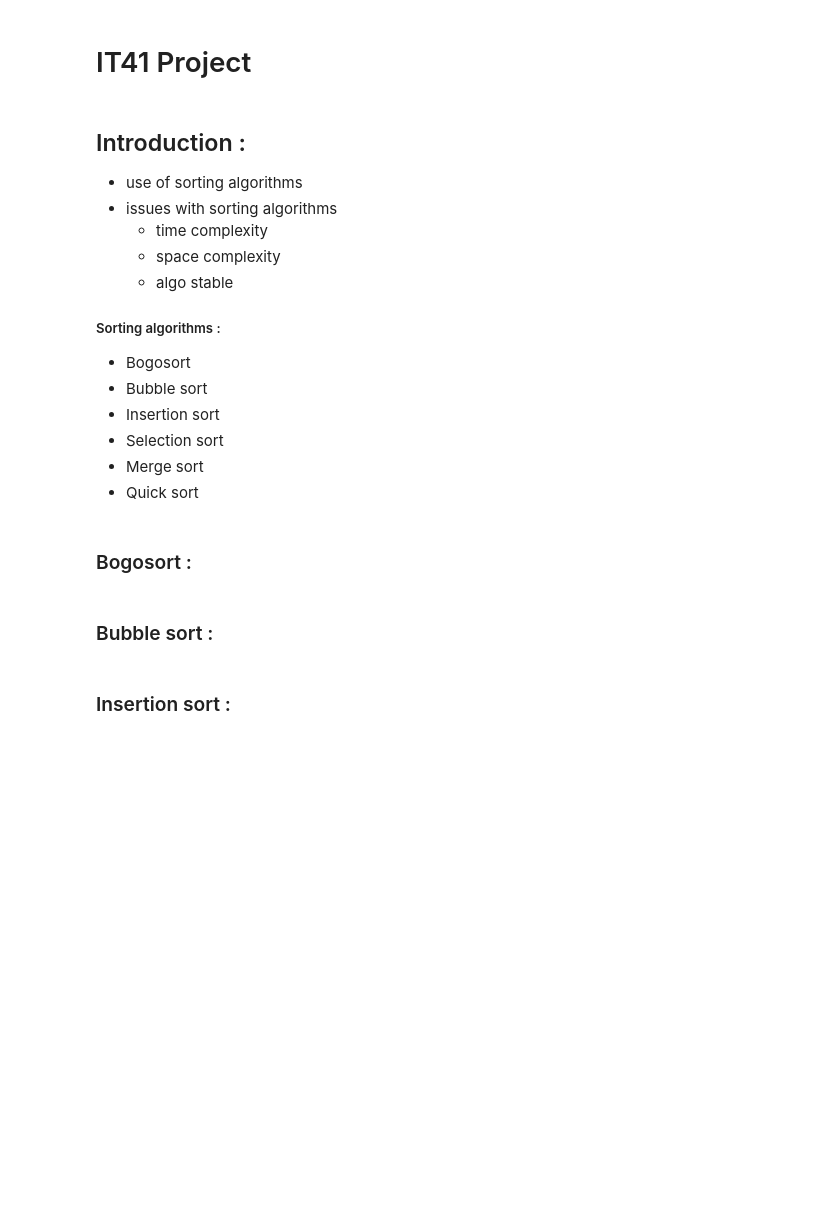
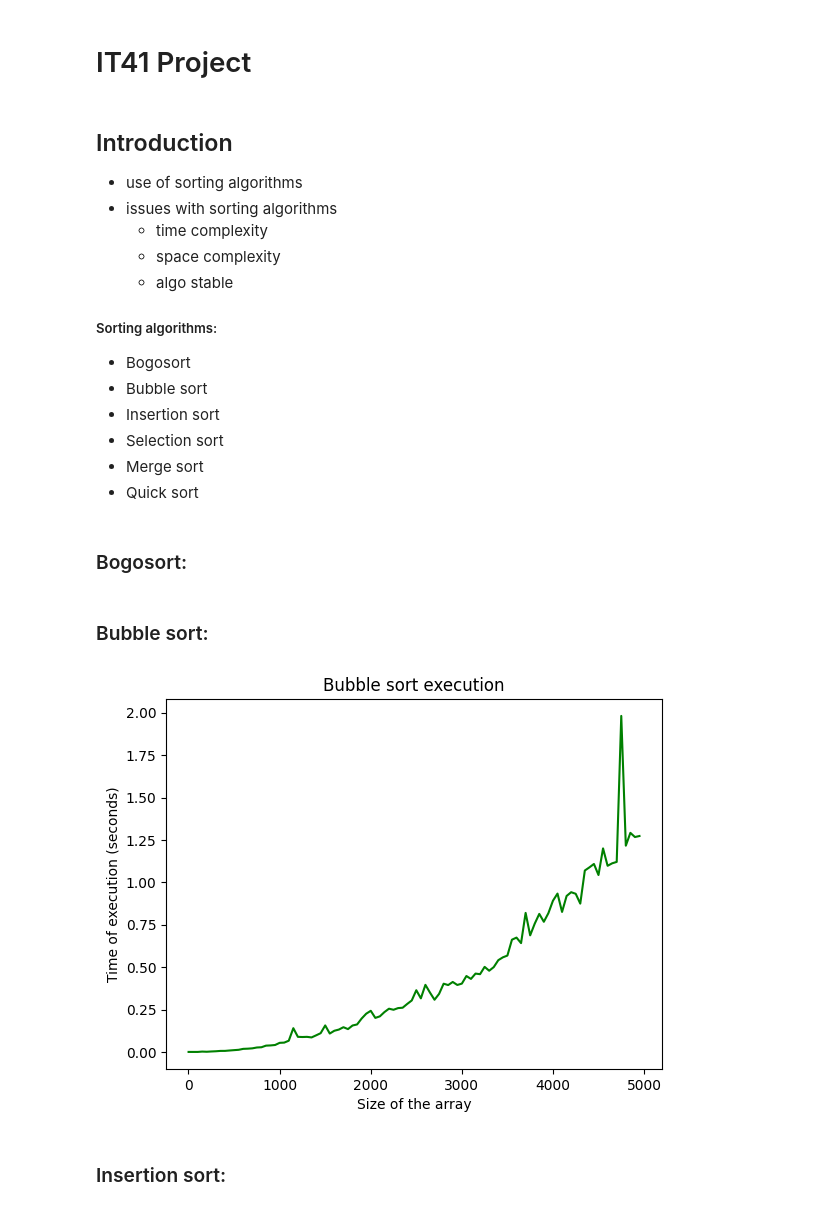
Before and after one commit to gilles-maurer/IT41_SortingAlgorithms, a Jupyter notebook: projet_IT41.ipynb, the cells around one changed output. Saved outputs shown, nothing was run; the diff lists cells and outputs as text; code cells hidden in the pictures; blank space fills up the shorter version.

```diff
--- a/projet_IT41.ipynb
+++ b/projet_IT41.ipynb
@@ -1,7 +1,7 @@
 # %% [markdown]
 # IT41 Project
 # %% [markdown]
-## Introduction :
+## Introduction
 
 - use of sorting algorithms
 - issues with sorting algorithms
@@ -9,7 +9,7 @@
     - space complexity
     - algo stable
 
-##### Sorting algorithms :
+##### Sorting algorithms:
 - Bogosort
 - Bubble sort
 - Insertion sort
@@ -19,17 +67,22 @@
 # %% [markdown]
-### Bogosort :
+### Bogosort:
 # %% [markdown]
-### Bubble sort :
+### Bubble sort:
 # %%
 def bubble_sort(arr):
     n = len(arr)
     for i in range(n):
         for j in range(n - i - 1):
             if arr[j] > arr[j + 1]:
                 arr[j], arr[j + 1] = arr[j + 1], arr[j]
     return arr
+
+
+plot_time(bubble_sort)
+# %% [output]
+[figure, added]
 # %% [markdown]
-### Insertion sort :
+### Insertion sort:
 # %%
 def insertion_sort(arr):
     n = len(arr)
```
Also changed, not shown: parts of 10 cells of this notebook.
